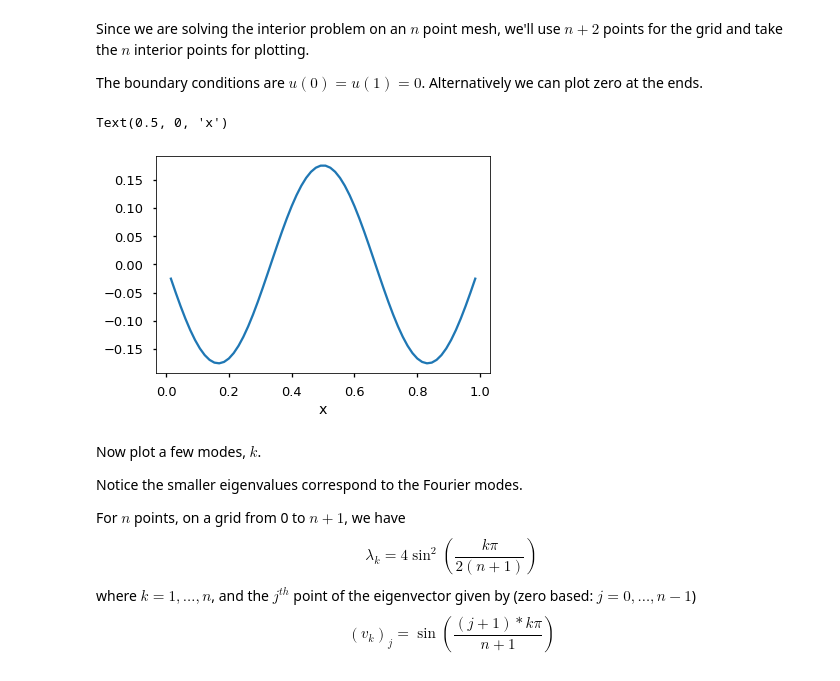
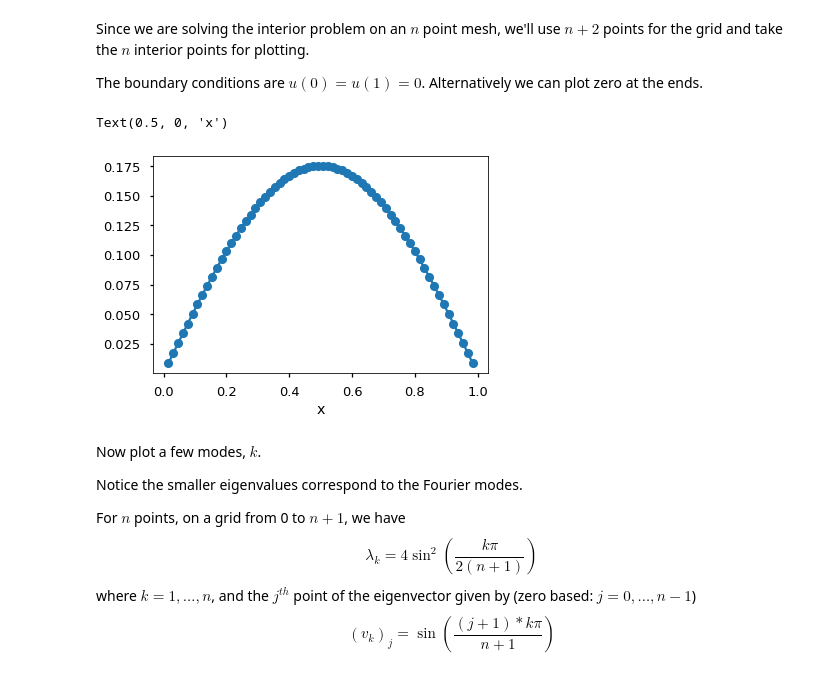
Before and after one commit to lukeolson/imperial-multigrid, a Jupyter notebook: lecture-1-mg-basics/1-model-problem.ipynb, the cells around one changed output. Cells and saved outputs as stored; diff of their text form; code cells hidden in the pictures.

```diff
--- a/lecture-1-mg-basics/1-model-problem.ipynb
+++ b/lecture-1-mg-basics/1-model-problem.ipynb
@@ -42,11 +42,11 @@ Since we are solving the interior problem on an $n$ point mesh, we'll use $n+2$
 The boundary conditions are $u(0)=u(1)=0$. Alternatively we can plot zero at the ends.
 # %%
 x = np.linspace(0,1,n+2)[1:-1]
-plt.plot(x,evecs[:,2])
+plt.plot(x,evecs[:,0], 'o-')
 plt.xlabel('x')
 # %% [output]
 Text(0.5, 0, 'x')
-[figure, old version]
+[figure, new version]
 # %% [markdown]
 Now plot a few modes, $k$.
 
```
Also changed, not shown: 10 other files.
